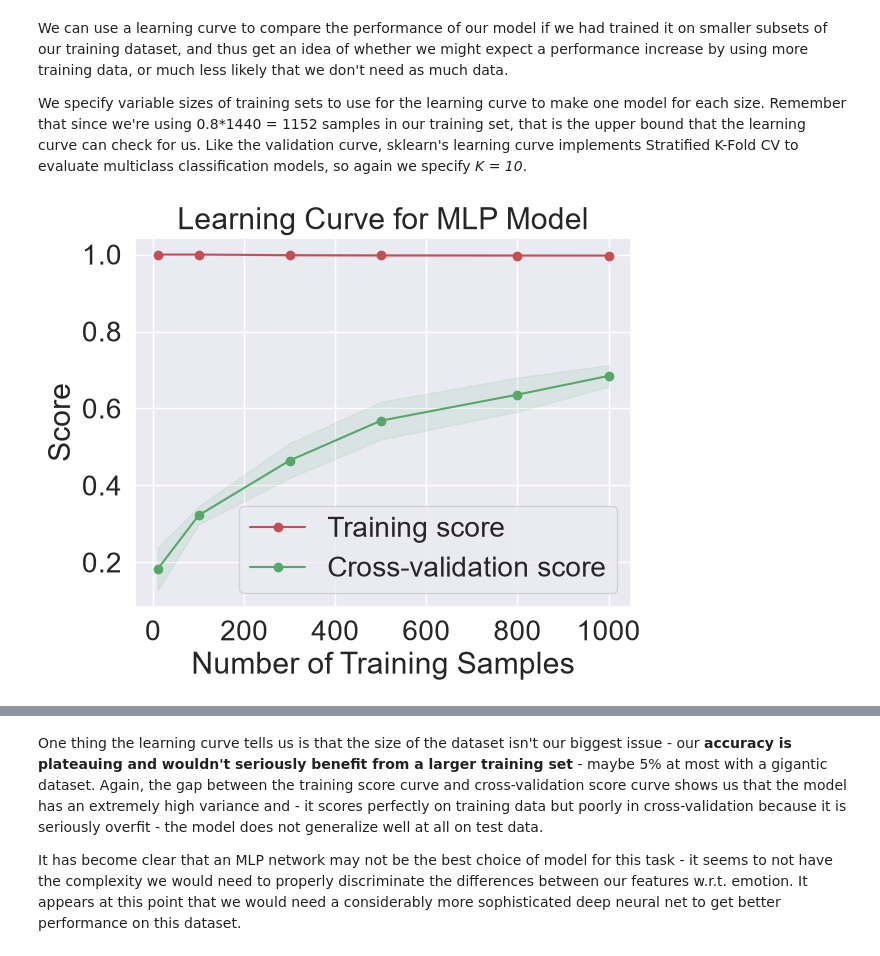
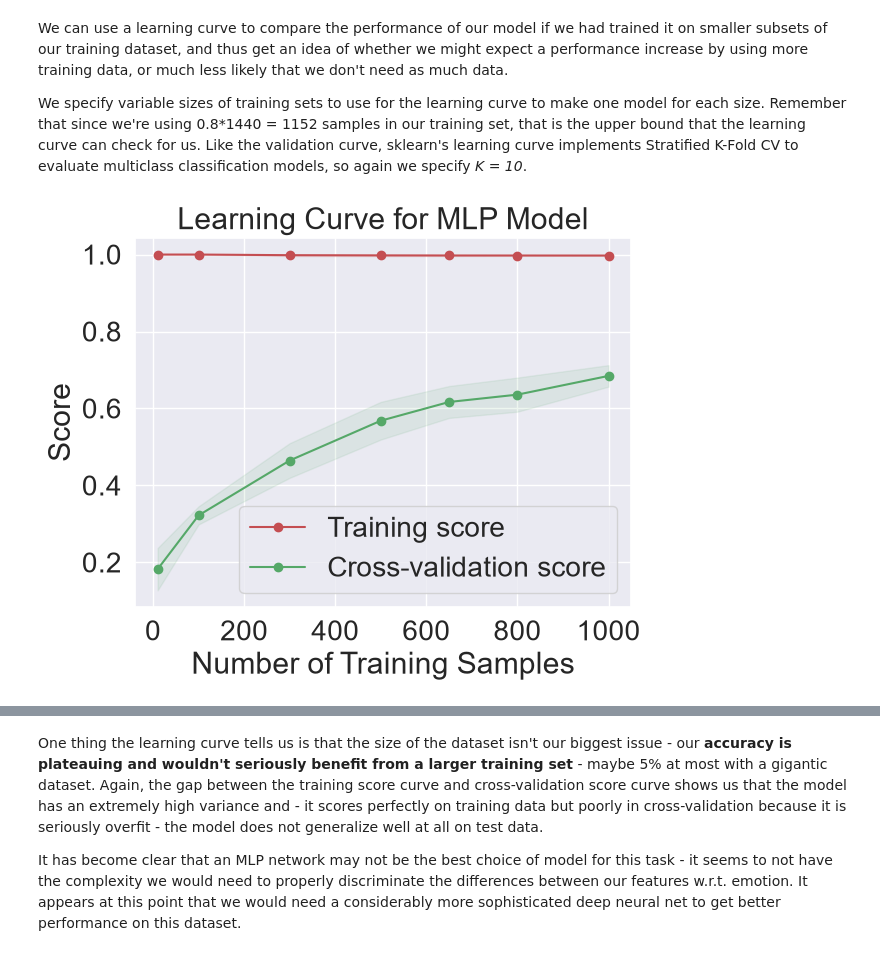
Before and after one commit to CJS-Codework/Week4-NeuralNetworks, a Jupyter notebook: Week4__Neural_Networks.ipynb, the cells around one changed output, grey strips where cells are left out. Cells and saved outputs as stored; diff of their text form; code cells hidden in the pictures.

```diff
--- a/Week4__Neural_Networks.ipynb
+++ b/Week4__Neural_Networks.ipynb
@@ -882,32 +904,32 @@ train_sizes, train_scores, test_scores = learning_curve(
     cv=10,
     shuffle=True,
     random_state=42,
     n_jobs=4,
     # We have (0.8*1440)/10 = 115/1150 training samples, 1035/1150 test samples
-    train_sizes=[10,100,300,500,800, 1000] # bounded at 1035 for this dataset for 10-fold cv
+    train_sizes=[10,100,300,500,650,800, 1000] # bounded at 1035 for this dataset for 10-fold cv
 )
 # Get errors for learning curve
 train_scores_mean = np.mean(train_scores, axis=1)
 train_scores_std = np.std(train_scores, axis=1)
 test_scores_mean = np.mean(test_scores, axis=1)
 test_scores_std = np.std(test_scores, axis=1)
 
 # Plot learning curve
 plt.figure()
 plt.fill_between(train_sizes, train_scores_mean - train_scores_std,
                      train_scores_mean + train_scores_std, alpha=0.1,
                      color="r")
 plt.fill_between(train_sizes, test_scores_mean - test_scores_std,
                      test_scores_mean + test_scores_std, alpha=0.1,
                      color="g")
 plt.plot(train_sizes, train_scores_mean, 'o-', color="r",
              label="Training score")
 plt.plot(train_sizes, test_scores_mean, 'o-', color="g",
              label="Cross-validation score")
 plt.title('Learning Curve for MLP Model')
 plt.xlabel('Number of Training Samples')
 plt.ylabel('Score')
 plt.legend(loc="best")
 plt.show()
 # %% [output]
-[figure, old version]
+[figure, new version]
```
Also changed, not shown: parts of 3 cells of this notebook.
